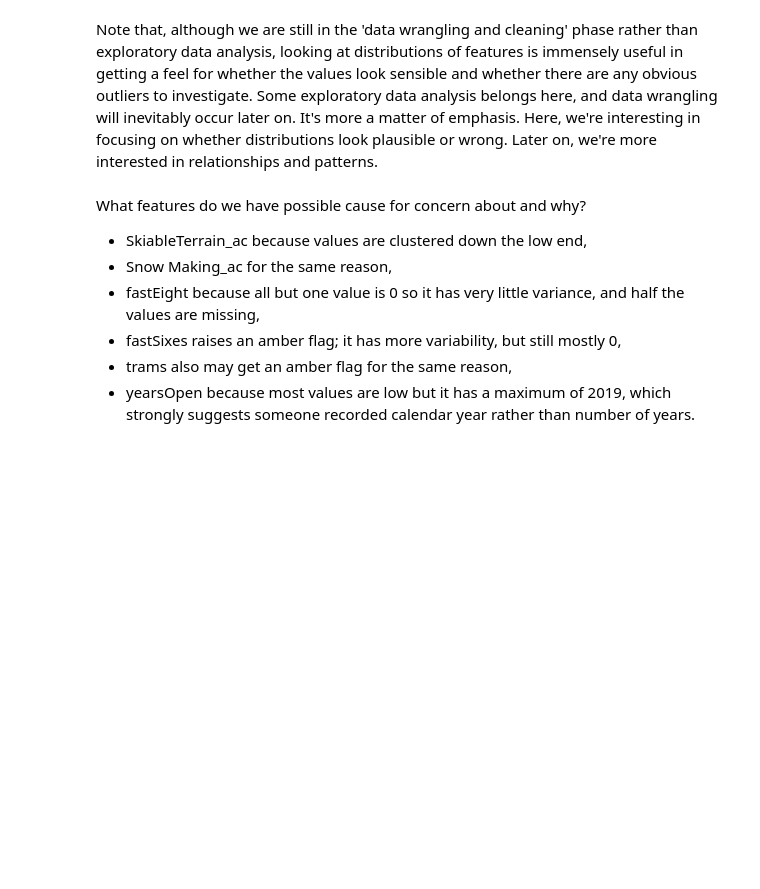
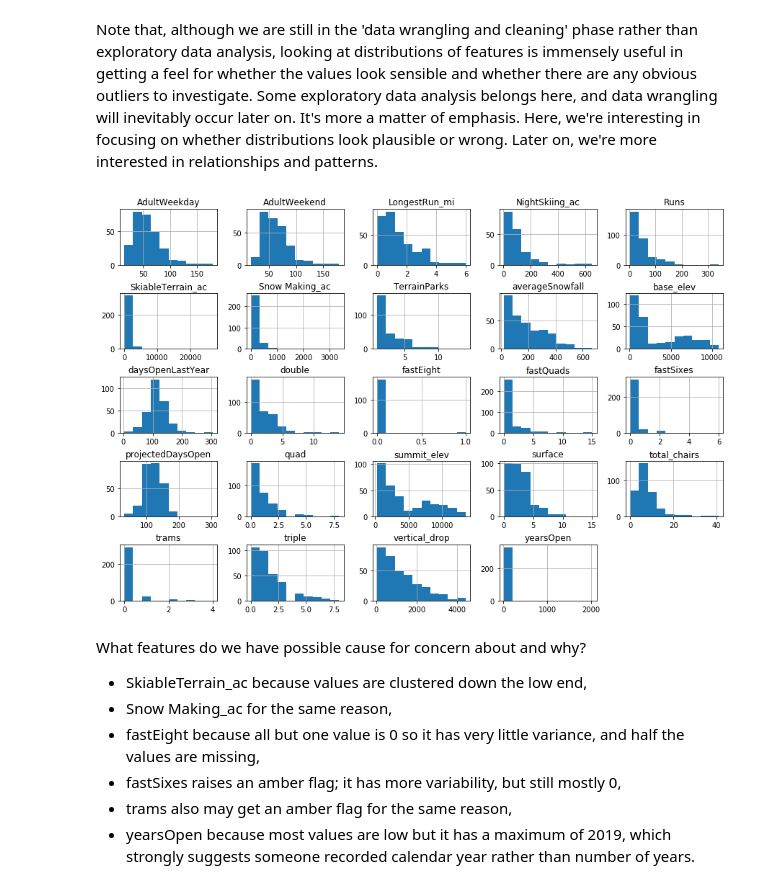
Before and after one commit to snehapani27/DataScienceGuidedCapstone, a Jupyter notebook: GuidedCapstoneSubmissions/2- wrangling/02_data_wrangling.ipynb, the cells around one changed output. Drawn from its saved outputs; the diff is of its cells as text; code cells hidden in the pictures; blank space fills up the shorter version.

```diff
--- a/GuidedCapstoneSubmissions/2- wrangling/02_data_wrangling.ipynb
+++ b/GuidedCapstoneSubmissions/2- wrangling/02_data_wrangling.ipynb
@@ -503,12 +525,14 @@ Note that, although we are still in the 'data wrangling and cleaning' phase rath
 # %%
 #Code task 18#
 #Call ski_data's `hist` method to plot histograms of each of the numeric features
 #Try passing it an argument figsize=(15,10)
 #Try calling plt.subplots_adjust() with an argument hspace=0.5 to adjust the spacing
 #It's important you create legible and easy-to-read plots
-ski_data.___(___)
-#plt.subplots_adjust(hspace=___);
-#Hint: notice how the terminating ';' "swallows" some messy output and leads to a tidier notebook
+ski_data.hist(figsize=(15,10))
+plt.subplots_adjust(hspace=0.5);
+#Hint: notice how the terminating ';' "swallows" some messy output and leads to a tidier notebook - doubt
+# %% [output]
+[figure, added]
 # %% [markdown]
 What features do we have possible cause for concern about and why?
 
```
Also changed, not shown: parts of 13 cells of this notebook.
